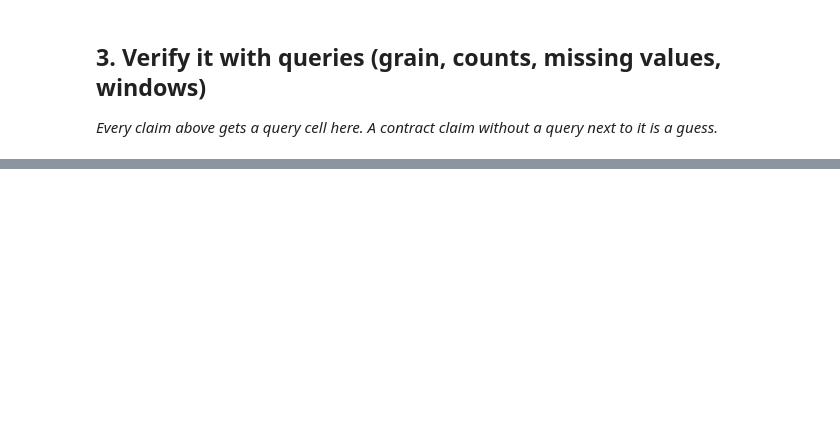
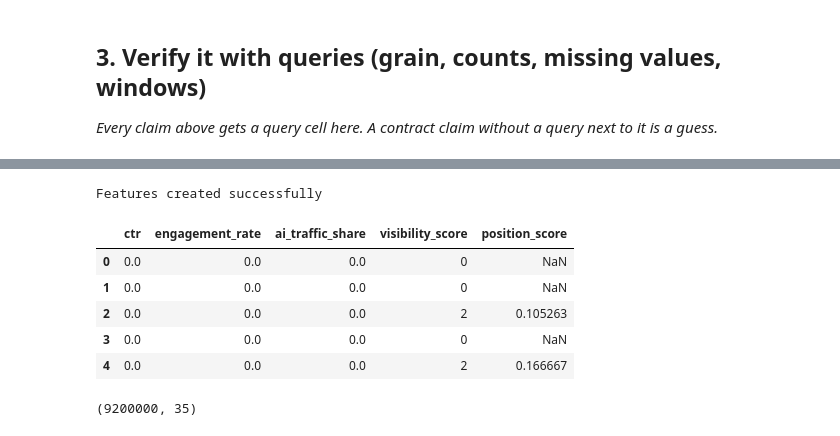
Before and after one commit to R-SamiUllah/Flyrank-Task1, a Jupyter notebook: work/notebooks/w03_data_contract.ipynb, the cells around one changed output, grey strips where cells are left out. Cells and saved outputs as stored; diff of their text form; code cells hidden in the pictures; blank space fills up the shorter version.

```diff
--- a/work/notebooks/w03_data_contract.ipynb
+++ b/work/notebooks/w03_data_contract.ipynb
@@ -22,0 +48,11 @@ This skeleton is yours to fill. Work the sections **in order** — each one has
+# %%
+performance = load_dataset(
+    "FlyRank/internship-warehouse",
+    "fact_content_daily_performance"
+)
+# %%
+march_2026 = performance["train"].select(
+    range(35800000, 45000000)
+)
+# %%
+performance_df = march_2026.to_pandas()
@@ -36,0 +289,58 @@ This skeleton is yours to fill. Work the sections **in order** — each one has
+# %%
+# Create five features
+
+# 1. Click Through Rate
+performance_df["ctr"] = (
+    performance_df["gsc_clicks"] /
+    performance_df["gsc_impressions"].replace(0, 1)
+)
+
+# 2. Engagement Rate
+performance_df["engagement_rate"] = (
+    performance_df["ga4_engaged_sessions"] /
+    performance_df["ga4_sessions"].replace(0, 1)
+)
+
+# 3. AI Traffic Share
+performance_df["ai_traffic_share"] = (
+    performance_df["sessions_ai"] /
+    (
+        performance_df["ga4_sessions"].replace(0, 1)
+    )
+)
+
+# 4. Content Visibility Score
+performance_df["visibility_score"] = (
+    performance_df["gsc_impressions"] +
+    performance_df["gsc_clicks"]
+)
+
+# 5. Position Score
+performance_df["position_score"] = (
+    1 /
+    performance_df["gsc_avg_position"].replace(0, 1)
+)
+
+print("Features created successfully")
+
+performance_df[
+    [
+        "ctr",
+        "engagement_rate",
+        "ai_traffic_share",
+        "visibility_score",
+        "position_score"
+    ]
+].head()
+# %% [output]
+Features created successfully
+|  | ctr | engagement_rate | ai_traffic_share | visibility_score | position_score |
+| 0 | 0.0 | 0.0 | 0.0 | 0 | NaN |
+| 1 | 0.0 | 0.0 | 0.0 | 0 | NaN |
+| 2 | 0.0 | 0.0 | 0.0 | 2 | 0.105263 |
+| 3 | 0.0 | 0.0 | 0.0 | 0 | NaN |
+| 4 | 0.0 | 0.0 | 0.0 | 2 | 0.166667 |
+# %%
+performance_df.shape
+# %% [output]
+(9200000, 35)
```
Also changed, not shown: parts of 35 cells of this notebook.
